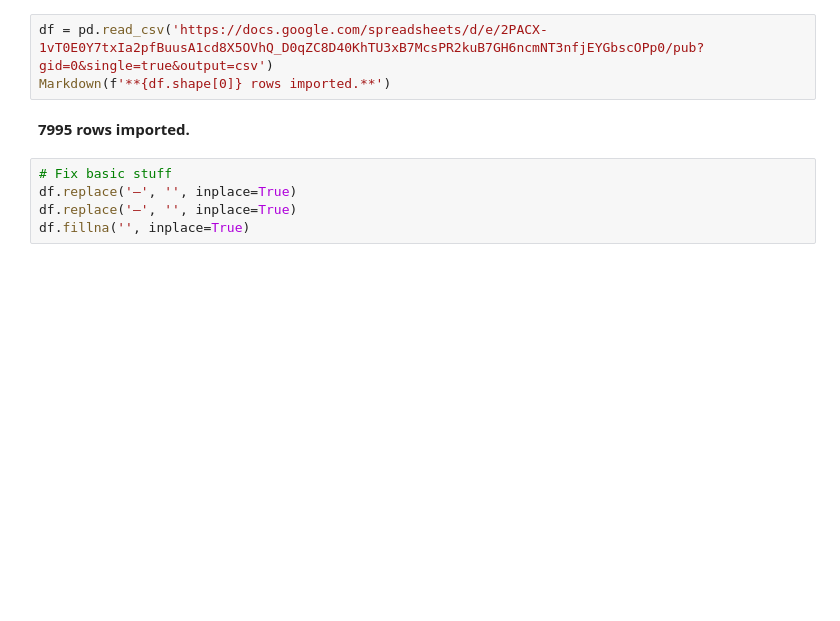
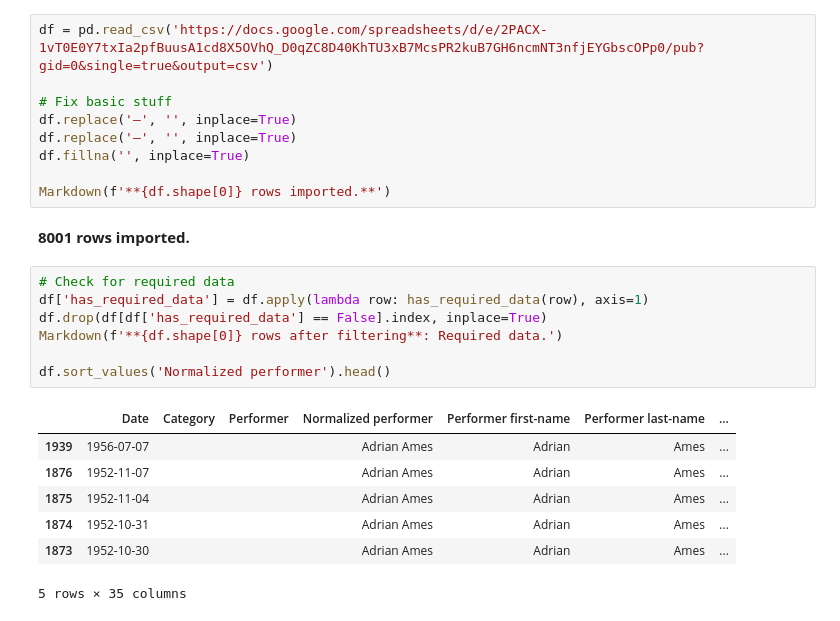
Before and after one commit to kallewesterling/drag-data-1930s, a Jupyter notebook: - Jupyter notebooks/new method rethinking using pandas.ipynb, the cells around one changed output. Drawn from its saved outputs; the diff is of its cells as text; blank space fills up the shorter version.

Commit message:
testing stuff

```diff
--- a/- Jupyter notebooks/new method rethinking using pandas.ipynb
+++ b/- Jupyter notebooks/new method rethinking using pandas.ipynb
@@ -155,14 +214,30 @@ def get_revue(row, null_value=''):
     return null_value
 # %%
 df = pd.read_csv('https://docs.google.com/spreadsheets/d/e/2PACX-1vT0E0Y7txIa2pfBuusA1cd8X5OVhQ_D0qZC8D40KhTU3xB7McsPR2kuB7GH6ncmNT3nfjEYGbscOPp0/pub?gid=0&single=true&output=csv')
+
+# Fix basic stuff
+df.replace('—', '', inplace=True)
+df.replace('–', '', inplace=True)
+df.fillna('', inplace=True)
+
 Markdown(f'**{df.shape[0]} rows imported.**')
 # %% [output]
-**7995 rows imported.**
+**8001 rows imported.**
-# %%
-# Fix basic stuff
-df.replace('—', '', inplace=True)
-df.replace('–', '', inplace=True)
-df.fillna('', inplace=True)
+# %%
+# Check for required data
+df['has_required_data'] = df.apply(lambda row: has_required_data(row), axis=1)
+df.drop(df[df['has_required_data'] == False].index, inplace=True)
+Markdown(f'**{df.shape[0]} rows after filtering**: Required data.')
+
+df.sort_values('Normalized performer').head()
+# %% [output]
+|  | Date | Category | Performer | Normalized performer | Performer first-name | Performer last-name | ... |
+| 1939 | 1956-07-07 |  |  | Adrian Ames | Adrian | Ames | ... |
+| 1876 | 1952-11-07 |  |  | Adrian Ames | Adrian | Ames | ... |
+| 1875 | 1952-11-04 |  |  | Adrian Ames | Adrian | Ames | ... |
+| 1874 | 1952-10-31 |  |  | Adrian Ames | Adrian | Ames | ... |
+| 1873 | 1952-10-30 |  |  | Adrian Ames | Adrian | Ames | ... |
+5 rows × 35 columns
 # %%
 # Filter
 df.drop(df[df['Exclude from visualization'] == True].index, inplace=True)
```
Also changed, not shown: parts of 29 cells of this notebook.
